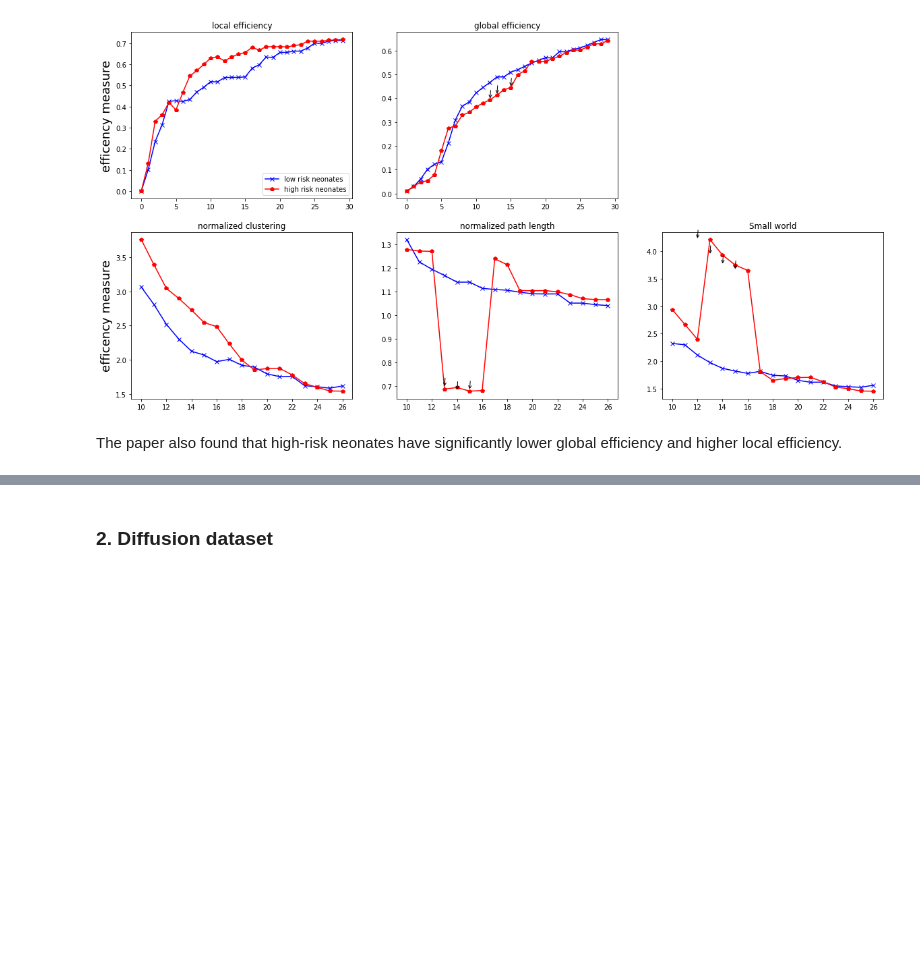
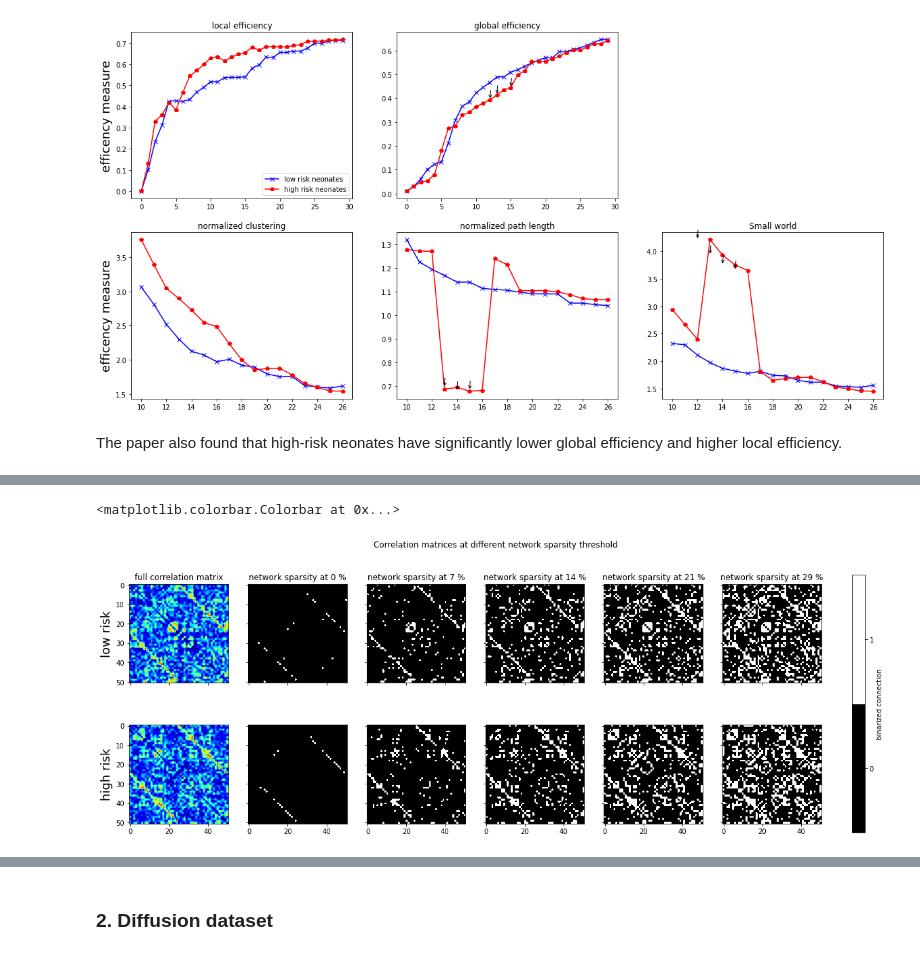
Before and after one commit to lehai-ml/schizophrenia_PRS, a Jupyter notebook: notebooks_results/ePrime/3_ePrime_graph_analysis.ipynb, the cells around one changed output, grey strips where cells are left out. Drawn from its saved outputs; the diff is of its cells as text; code cells hidden in the pictures; blank space fills up the shorter version.

Commit message:
working on male and female differences graph metrics

```diff
--- a/notebooks_results/ePrime/3_ePrime_graph_analysis.ipynb
+++ b/notebooks_results/ePrime/3_ePrime_graph_analysis.ipynb
@@ -203,0 +253,48 @@ The paper also found that high-risk neonates have significantly lower global eff
+# %%
+# np.save('./preprocessed_data/high_low_risk_vol_dataset_gender_1.npy',X_gender_1)
+# np.save('./preprocessed_data/high_low_risk_vol_dataset_gender_2.npy',X_gender_2)
+X_gender_1=np.load('./preprocessed_data/high_low_risk_vol_dataset_gender_1.npy')
+X_gender_2=np.load('./preprocessed_data/high_low_risk_vol_dataset_gender_2.npy')
+# %%
+# calculating pearson correlation matrix of volumetric data
+
+def corr_matrix(X,y):
+    # calculating pearson correlation matrix of volumetric data
+    corrmatrix_low_risk=abs(np.corrcoef(X[y==0,:],rowvar=False))
+    np.fill_diagonal(corrmatrix_low_risk,0)
+    corrmatrix_high_risk=abs(np.corrcoef(X[y==1,:],rowvar=False))
+    np.fill_diagonal(corrmatrix_high_risk,0)
+    return corrmatrix_low_risk, corrmatrix_high_risk
+
+corrmatrix_low_risk,corrmatrix_high_risk=corr_matrix(X_gender_2,y_gender_2)
+# %%
+rearranged_corrmatrix_low_risk=np.asarray([[corrmatrix_low_risk[i][j] for j in rearrange_by_side_indices] for i in rearrange_by_side_indices])
+
+rearranged_corrmatrix_high_risk=np.asarray([[corrmatrix_high_risk[i][j] for j in rearrange_by_side_indices] for i in rearrange_by_side_indices])
+# %%
+f,axes=plt.subplots(2,6,sharex=True,sharey=True,figsize=(20,7))
+network_sparsity_threshold=[int(i) for i in (np.linspace(1,30,5))]
+for idx,ax in enumerate(axes[0]):
+    if idx==0:
+        im=ax.imshow(rearranged_corrmatrix_low_risk,cmap='jet')
+        ax.set_title('full correlation matrix')
+        ax.set_ylabel('low risk',fontsize=18)
+    else:
+        binarized_matrix=graph_analysis.binarize_matrix_based_on_sparsity_threshold(rearranged_corrmatrix_low_risk,network_sparsity_threshold[idx-1]/100,bins=100)
+        im=ax.imshow(binarized_matrix,cmap=plt.cm.get_cmap('cubehelix', 2))
+        ax.set_title('network sparsity at %d %%'%(len(np.where(data_preprocessing.lower_triangle(binarized_matrix)==1)[0])*100/(52*51/2)))
+        im.set_clim(-0.5,1.5)
+for idx,ax in enumerate(axes[1]):
+    if idx==0:
+        im=ax.imshow(rearranged_corrmatrix_high_risk,cmap='jet')
+        ax.set_ylabel('high risk',fontsize=18)
+    else:
+        binarized_matrix=graph_analysis.binarize_matrix_based_on_sparsity_threshold(rearranged_corrmatrix_high_risk,network_sparsity_threshold[idx-1]/100,bins=100)
+        im=ax.imshow(binarized_matrix,cmap=plt.cm.get_cmap('cubehelix', 2))
+        im.set_clim(-0.5,1.5)
+
+f.suptitle('Correlation matrices at different network sparsity threshold')
+f.colorbar(im,ax=np.concatenate(axes),ticks=range(2),label='binarized connection',fraction=0.046, pad=0.04)
+# %% [output]
+<matplotlib.colorbar.Colorbar at 0x...>
+[figure, added]
```
Also changed, not shown: parts of 7 cells of this notebook, 1 other file.
